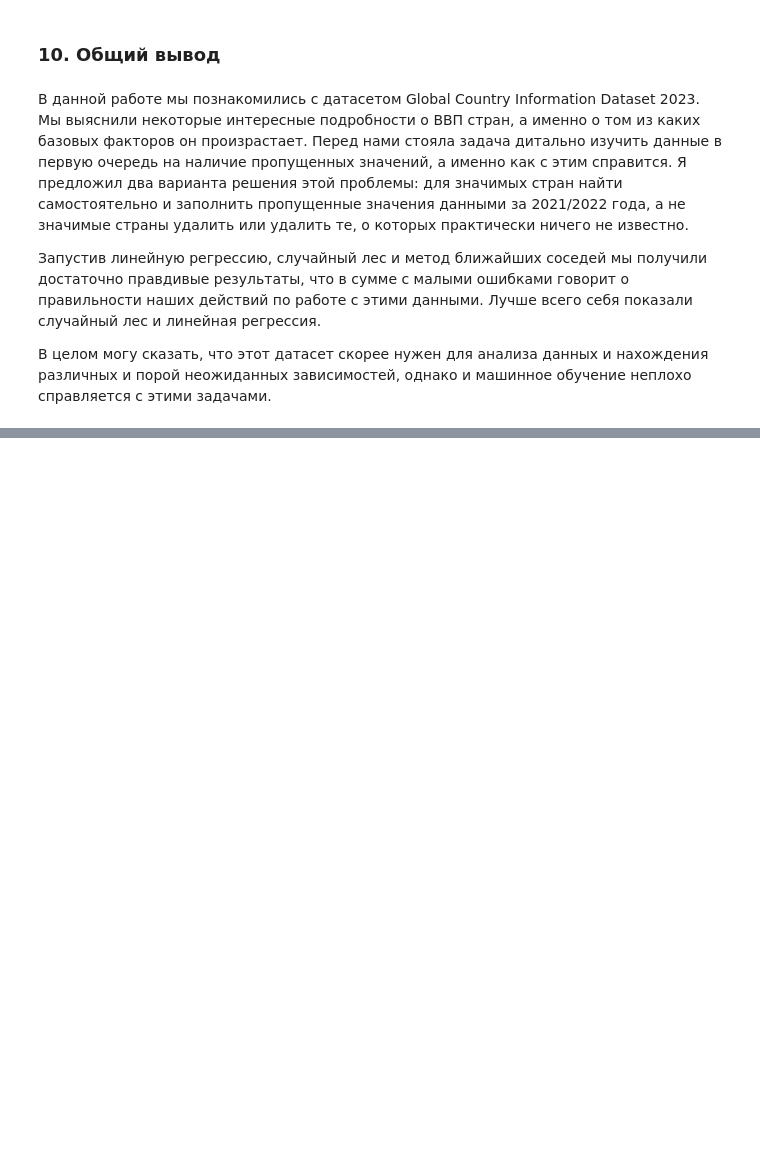
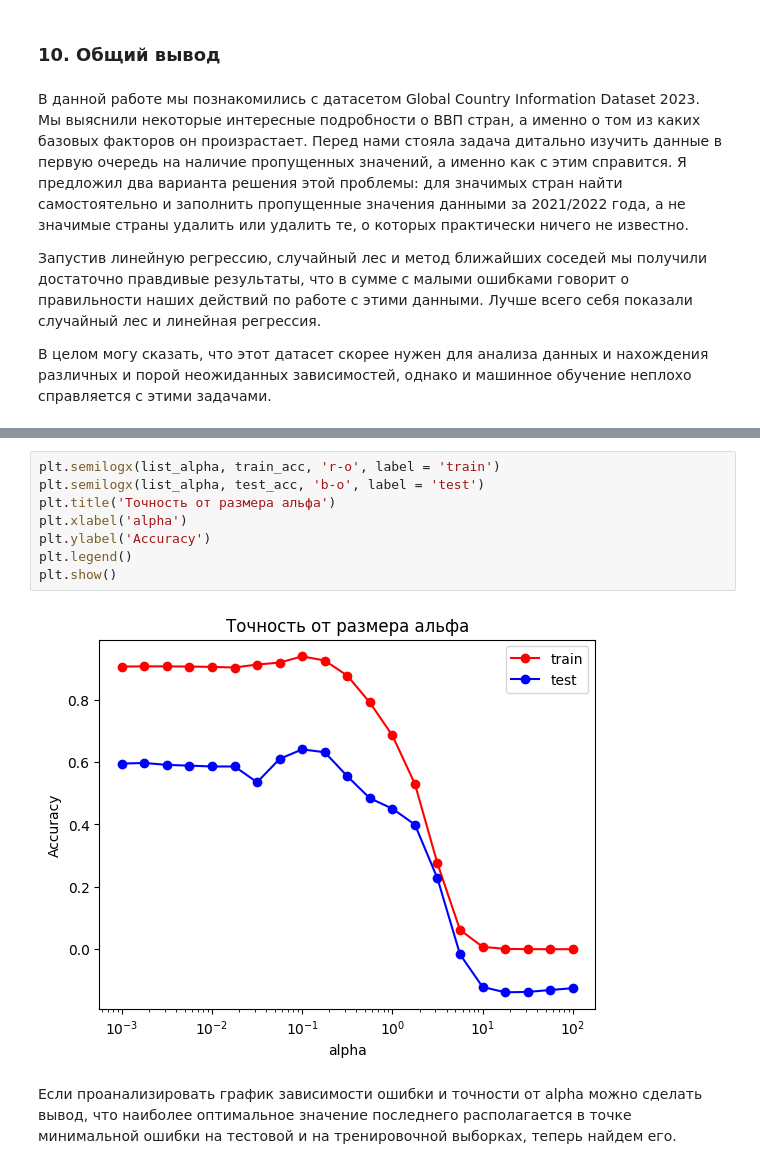
Before and after one commit to Breketov/ML_2023, a Jupyter notebook: homework3_6.ipynb, the cells around one changed output, grey strips where cells are left out. Saved outputs shown, nothing was run; the diff lists cells and outputs as text; blank space fills up the shorter version.

```diff
--- a/homework3.ipynb
+++ b/homework3_6.ipynb
@@ -650,0 +709,12 @@ plt.show()
+# %%
+plt.semilogx(list_alpha, train_acc, 'r-o', label = 'train')
+plt.semilogx(list_alpha, test_acc, 'b-o', label = 'test')
+plt.title('Точность от размера альфа')
+plt.xlabel('alpha')
+plt.ylabel('Accuracy')
+plt.legend()
+plt.show()
+# %% [output]
+[figure, added]
+# %% [markdown]
+Если проанализировать график зависимости ошибки и точности от alpha можно сделать вывод, что наиболее оптимальное значение последнего располагается в точке минимальной ошибки на тестовой и на тренировочной выборках, теперь найдем его.
```
Also changed, not shown: parts of 23 cells of this notebook.
